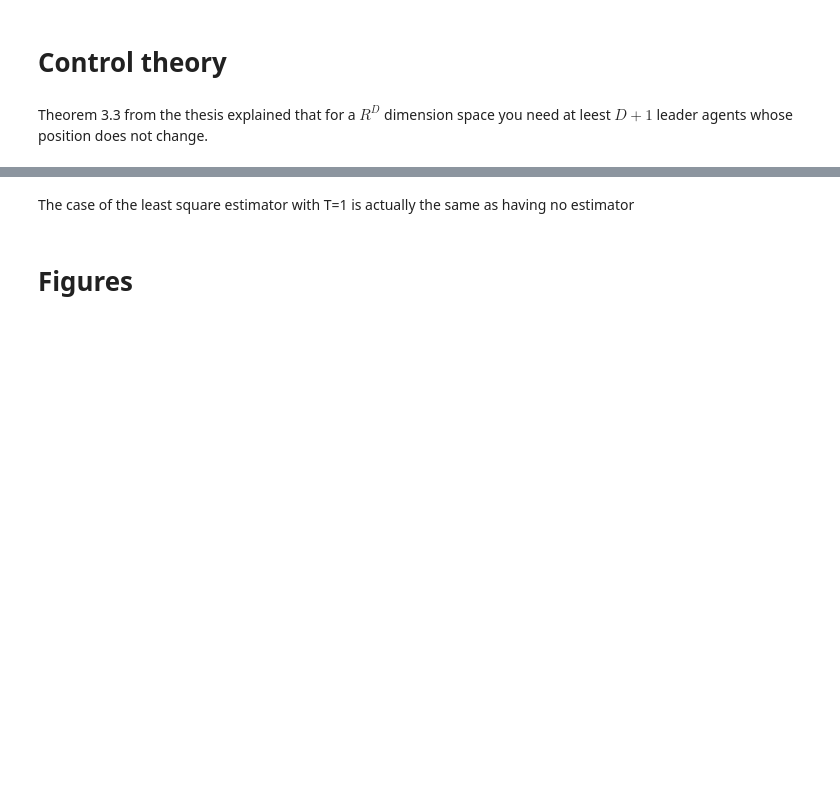
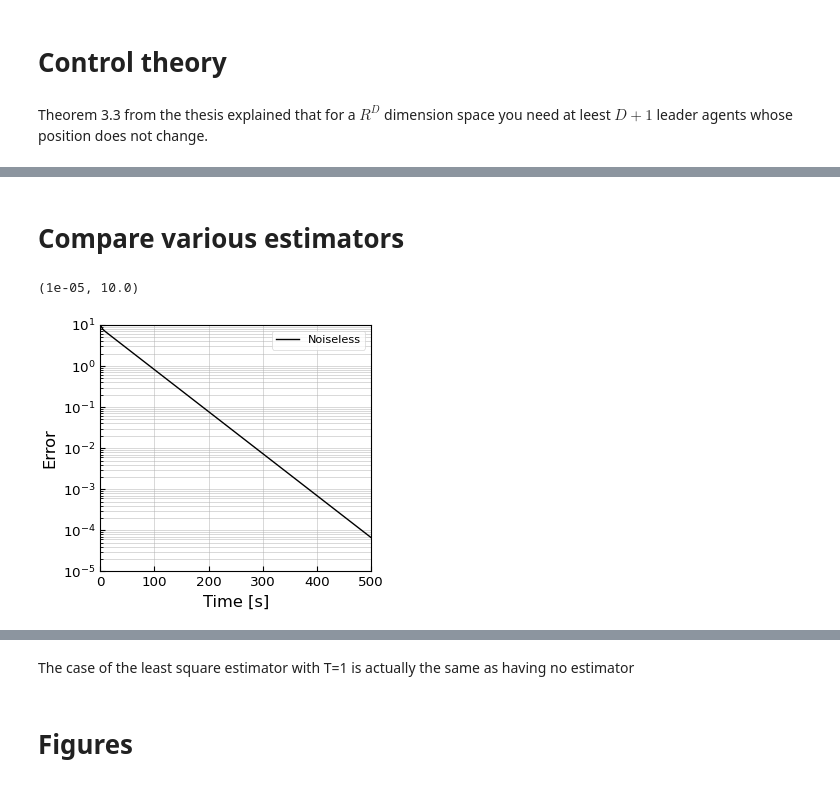
Before and after one commit to wilbertras/drone_swarms, a Jupyter notebook: main.ipynb, the cells around one changed output, grey strips where cells are left out. Saved outputs shown, nothing was run; the diff lists cells and outputs as text; code cells hidden in the pictures; blank space fills up the shorter version.

Commit message:
make data + figures

```diff
--- a/main.ipynb
+++ b/main.ipynb
@@ -73,2 +34,0 @@ z = formation(add_noise=True, estimator='mle')
-# %%
-z = formation(add_noise=True, estimator='blue')
@@ -79,2 +34,0 @@ np.array([[1], [1]]).shape
-# %%
-z = formation(add_noise=True, estimator='min')
@@ -84,5 +34,0 @@ ValueError: could not broadcast input array from shape (2,2,1) into shape (2,1)
-# %%
-P = 50
-z = np.zeros((K,D,N,P))
-for p in range(P):
-    z[:,:,:,p] = formation(add_noise=True, estimator='mle')
@@ -88,0 +157,31 @@ for p in range(P):
+# %% [markdown]
+# Compare various estimators
+# %%
+z_nonoise = np.load('./Results/nonoise_500s_T1.npy')
+z_none = np.load('./Results/none_500s_T50.npy')
+z_mle = np.load('./Results/mle_500s_T50.npy')
+z_blue = np.load('./Results/blue_500s_T50.npy')
+z_min = np.load('./Results/min_500s_T50.npy')
+
+zs = [z_nonoise, z_none, z_min, z_mle, z_blue]
+labels = ['Noiseless', 'No estimator', 'Minimum', 'MLE', 'BLUE']
+mean_errors = []
+std_errors = []
+for i, z in enumerate(zs):
+    errors = np.sum(np.linalg.norm(z-z_star.T.reshape((1,1,D,N)), axis=2), axis=2)
+    mean_errors.append(np.mean(errors, axis=0))
+    std_errors.append(np.std(errors, axis=0))
+# %%
+fig, axes = plt.subplot_mosaic('a', figsize=(3.5,3), constrained_layout=True)
+time = np.linspace(0, (K-1)*dt, K)
+ax = axes['a']
+ax.semilogy(time, mean_errors[0], label=labels[0], c='k')
+ax.legend()
+ax.set_xlabel('Time [s]')
+ax.set_ylabel('Error')
+# ax.set_title('Formation error')
+ax.set_xlim([0, 500])
+ax.set_ylim([1e-5, 1e1])
+# %% [output]
+(1e-05, 10.0)
+[figure, added]
```
Also changed, not shown: parts of 25 cells of this notebook, 14 other files.
